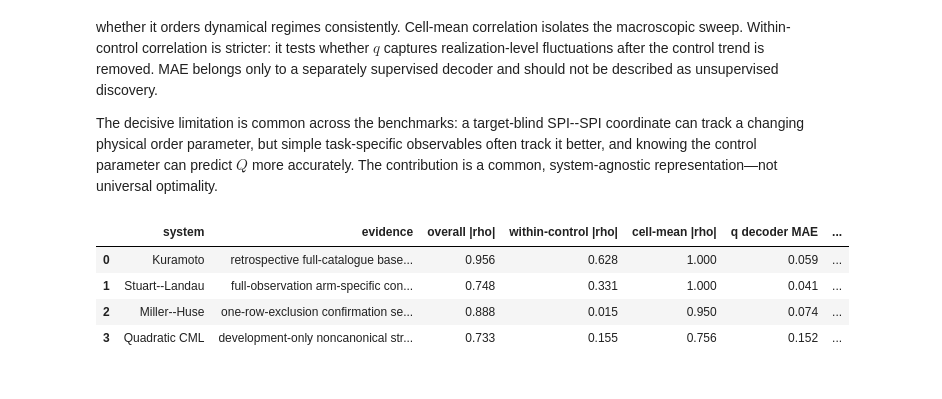
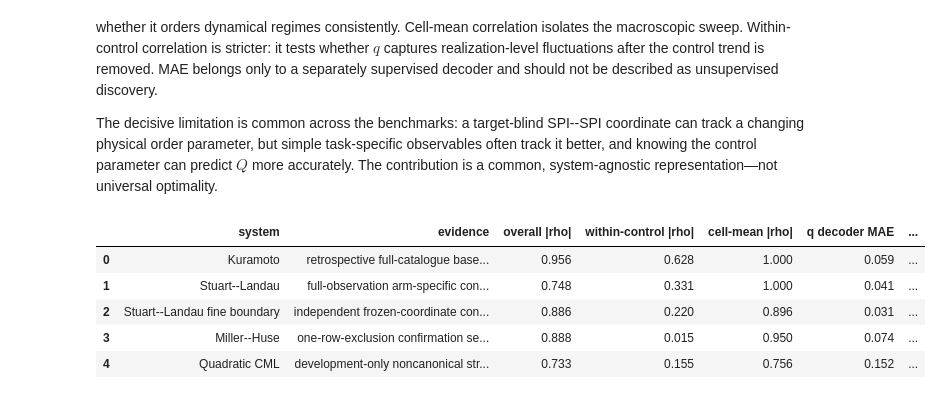
Before and after one commit to willedibam/mts-spi-study-cluster, a Jupyter notebook: notebooks/inference/order-parameter-benchmark-comparison.ipynb, the cells around one changed output. Saved outputs shown, nothing was run; the diff lists cells and outputs as text; code cells hidden in the pictures.

Commit message:
Add fine Stuart-Landau boundary confirmation

```diff
--- a/notebooks/inference/order-parameter-benchmark-comparison.ipynb
+++ b/notebooks/inference/order-parameter-benchmark-comparison.ipynb
@@ -103,7 +103,7 @@ def bootstrap_curve(frame, control, value, *, bootstraps=2000, seed=1701):
         rows.append((level, values.mean(), *np.quantile(boot_means, [.025, .975])))
     return pd.DataFrame(rows, columns=[control, "mean", "lower", "upper"])
 
-def dual_tracking(ax, frame, *, control, Q, q, q_sign=1.0, q_color="#2b6cb0", boundary=None, title=""):
+def dual_tracking(ax, frame, *, control, Q, q, q_sign=1.0, q_color="#2b6cb0", boundary=None, title="", Q_label=r"physical $Q$"):
     q_axis = ax.twinx()
     physical = bootstrap_curve(frame, control, Q, seed=2711)
     learned = bootstrap_curve(frame, control, q, seed=3613)
@@ -111,7 +111,7 @@ def dual_tracking(ax, frame, *, control, Q, q, q_sign=1.0, q_color="#2b6cb0", bo
     if q_sign < 0:
         learned[["lower", "upper"]] = learned[["upper", "lower"]].to_numpy()
 
-    line_Q, = ax.plot(physical[control], physical["mean"], color=Q_COLOR, lw=1.8, marker="o", ms=2.8, label=r"physical $Q$")
+    line_Q, = ax.plot(physical[control], physical["mean"], color=Q_COLOR, lw=1.8, marker="o", ms=2.8, label=Q_label)
     ax.fill_between(physical[control], physical["lower"], physical["upper"], color=Q_FILL, alpha=.16, linewidth=0)
     line_q, = q_axis.plot(learned[control], learned["mean"], color=q_color, lw=1.7, marker="s", ms=2.6, label=r"frozen $q$")
     q_axis.fill_between(learned[control], learned["lower"], learned["upper"], color=q_color, alpha=.16, linewidth=0)
@@ -164,6 +164,7 @@ def spearman(x, y):
 
 KURAMOTO_ROOT = ROOT / "data/order_parameter/kuramoto_full_catalogue_reanalysis"
 SL_ROOT = ROOT / "data/order_parameter/stuart_landau_confirmation_analysis"
+SL_FINE_ROOT = ROOT / "data/order_parameter/stuart_landau_locking_boundary_confirmation_analysis"
 MH_ROOT = ROOT / "data/order_parameter/miller_huse_confirmation_analysis"
 CML_ROOT = ROOT / "data/order_parameter/quadratic_cml_development_analysis"
 
@@ -181,6 +182,10 @@ kuramoto["M"] = 20
 sl_summary = json.loads((SL_ROOT / "summary.json").read_text())
 sl = pd.read_csv(SL_ROOT / "scores.csv")
 sl_primary = sl.query("T == 1000").copy()
+sl_fine_eligibility = json.loads((SL_FINE_ROOT / "eligibility_pre_outcome.json").read_text())
+sl_fine_summary = json.loads((SL_FINE_ROOT / "summary.json").read_text())
+sl_fine = pd.read_csv(SL_FINE_ROOT / "scores.csv")
+assert sl_fine_eligibility["status"] == "eligible"
 with np.load(ROOT / "data/order_parameter/stuart_landau_phase_plane/physics_records.npz") as archive:
     sl_plane = {key: archive[key] for key in archive.files}
 sl_plane_summary = json.loads((ROOT / "data/order_parameter/stuart_landau_phase_plane/physics_summary.json").read_text())
@@ -192,5 +197,5 @@ cml_summary = json.loads((CML_ROOT / "summary.json").read_text())
 cml = pd.read_csv(CML_ROOT / "scores.csv")
 cml_held = cml.query("arm == 'large' and instance >= 4").copy()
 
-print("Loaded:", {"Kuramoto": len(kuramoto), "Stuart--Landau": len(sl), "Miller--Huse": len(mh), "quadratic CML held": len(cml_held)})
+print("Loaded:", {"Kuramoto": len(kuramoto), "Stuart--Landau": len(sl), "Stuart--Landau fine boundary": len(sl_fine), "Miller--Huse": len(mh), "quadratic CML held": len(cml_held)})
 # %% [output]
@@ -516,32 +579,43 @@ comparison = pd.DataFrame([
         "q decoder MAE": sl_summary["supervised_q_readout"]["mae"],
         "control-only MAE": sl_summary["control_only_readout"]["mae"],
         "strongest simple |rho|": max(abs(v["overall_spearman"]) for v in sl_summary["input_baselines"].values()),
     },
     {
+        "system": "Stuart--Landau fine boundary",
+        "evidence": "independent frozen-coordinate confirmation",
+        "overall |rho|": abs(sl_fine_summary["full_association"]["overall_spearman"]),
+        "within-control |rho|": abs(sl_fine_summary["full_association"]["within_gamma_spearman"]),
+        "cell-mean |rho|": abs(sl_fine_summary["full_pooled_gamma_mean_spearman"]),
+        "q decoder MAE": sl_fine_summary["supervised_q_readout"]["mae"],
+        "control-only MAE": sl_fine_summary["control_only_readout"]["mae"],
+        "strongest simple |rho|": max(abs(v["overall_spearman"]) for v in sl_fine_summary["input_baselines"].values()),
+    },
+    {
         "system": "Miller--Huse",
         "evidence": "one-row-exclusion confirmation sensitivity",
         "overall |rho|": abs(mh_summary["association"]["overall_spearman"]),
         "within-control |rho|": abs(mh_summary["association"]["within_gamma_spearman"]),
         "cell-mean |rho|": abs(mh_summary["pooled_g_mean_spearman"]),
         "q decoder MAE": mh_summary["supervised_q_readout"]["mae"],
         "control-only MAE": mh_summary["control_only_readout"]["mae"],
         "strongest simple |rho|": max(abs(v["overall_spearman"]) for v in mh_summary["input_baselines"].values()),
     },
     {
         "system": "Quadratic CML",
         "evidence": "development-only noncanonical stress test",
         "overall |rho|": abs(cml_summary["held_large_q1_vs_physical_pc1"]["overall_spearman"]),
         "within-control |rho|": abs(cml_summary["held_large_q1_vs_physical_pc1"]["within_alpha_spearman"]),
         "cell-mean |rho|": abs(spearman(cml_means.q1, cml_means.Q_phys1)),
         "q decoder MAE": cml_summary["held_large_supervised_vector_mae"],
         "control-only MAE": cml_summary["held_large_control_only_vector_mae"],
         "strongest simple |rho|": max(abs(v["overall_spearman"]) for v in cml_summary["held_large_input_baseline_associations_with_physical_pc1"].values()),
     },
 ])
 display(comparison.round(3))
 # %% [output]
 |  | system | evidence | overall |rho| | within-control |rho| | cell-mean |rho| | q decoder MAE | ... |
 | 0 | Kuramoto | retrospective full-catalogue base... | 0.956 | 0.628 | 1.000 | 0.059 | ... |
 | 1 | Stuart--Landau | full-observation arm-specific con... | 0.748 | 0.331 | 1.000 | 0.041 | ... |
-| 2 | Miller--Huse | one-row-exclusion confirmation se... | 0.888 | 0.015 | 0.950 | 0.074 | ... |
-| 3 | Quadratic CML | development-only noncanonical str... | 0.733 | 0.155 | 0.756 | 0.152 | ... |
+| 2 | Stuart--Landau fine boundary | independent frozen-coordinate con... | 0.886 | 0.220 | 0.896 | 0.031 | ... |
+| 3 | Miller--Huse | one-row-exclusion confirmation se... | 0.888 | 0.015 | 0.950 | 0.074 | ... |
+| 4 | Quadratic CML | development-only noncanonical str... | 0.733 | 0.155 | 0.756 | 0.152 | ... |
```
Also changed, not shown: parts of 4 cells of this notebook, 6 other files.
